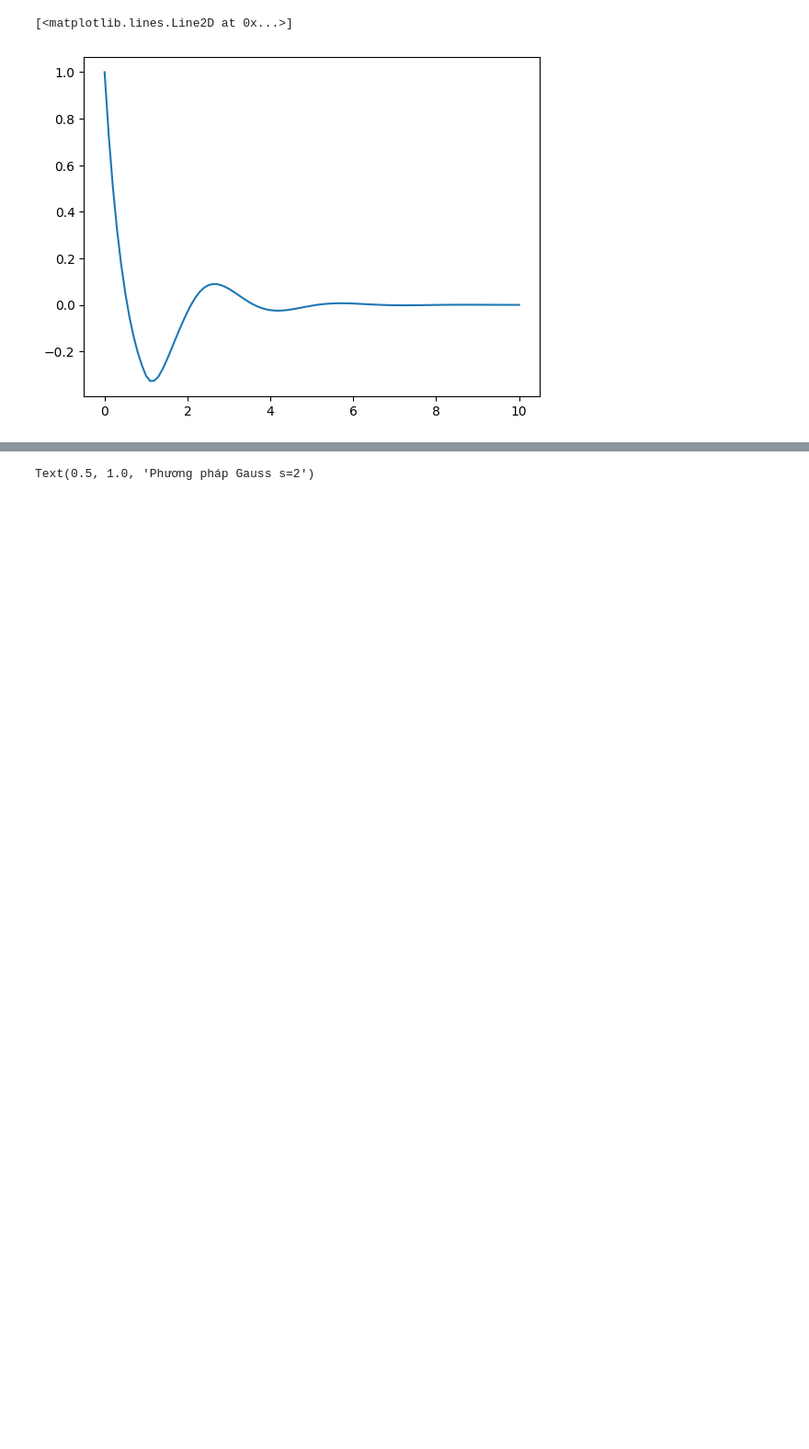
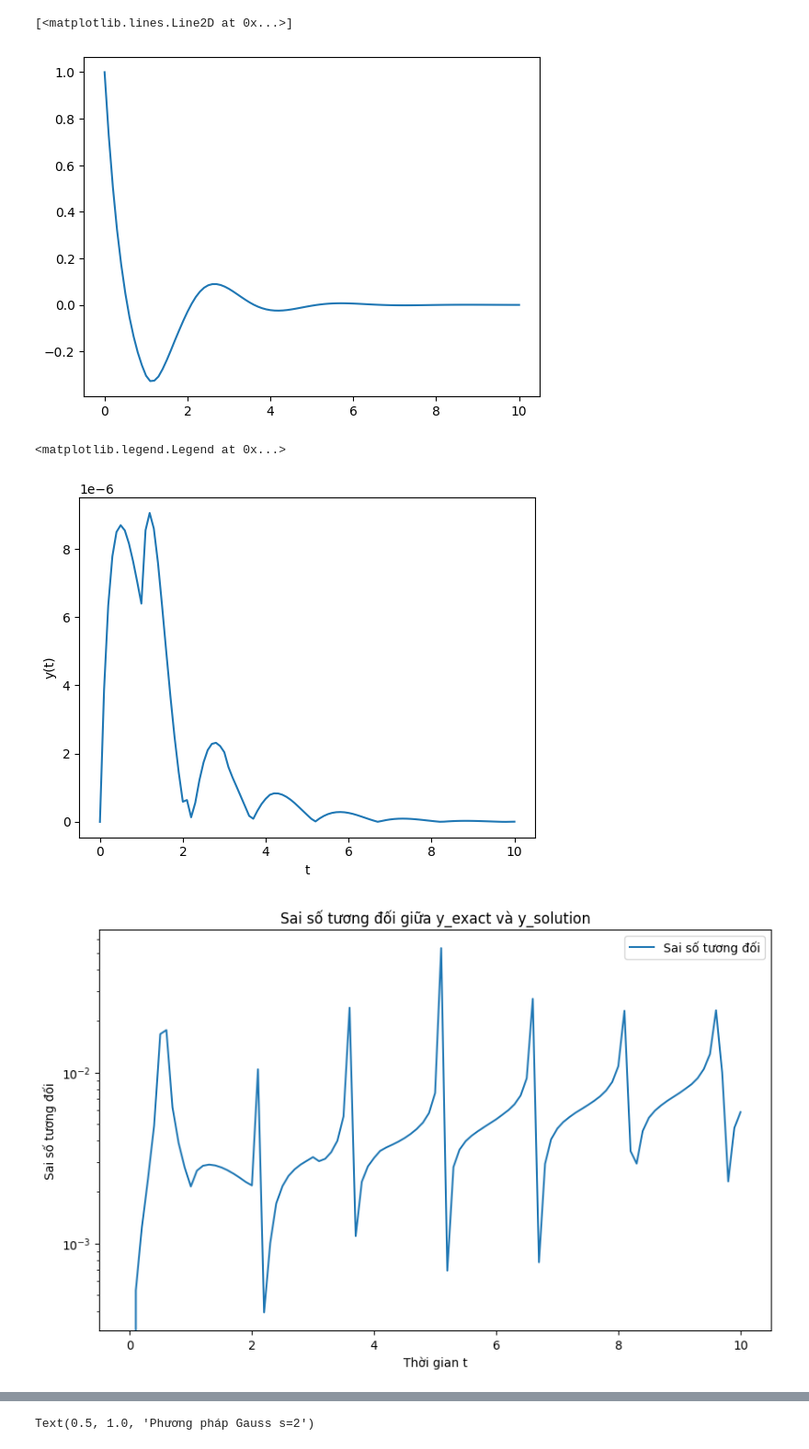
Before and after one commit to baotn0708/Numerical_method_for_DDE, a Jupyter notebook: sudung.ipynb, the cells around one changed output, grey strips where cells are left out. Shown: that part at 92% size. Cells and saved outputs as stored; diff of their text form; code cells hidden in the pictures; blank space fills up the shorter version.

```diff
--- a/sudung.ipynb
+++ b/sudung.ipynb
@@ -117,6 +117,27 @@ plt.plot(t_grid, y_grid, label="EPMM(2,4)")
 # %% [output]
 [<matplotlib.lines.Line2D at 0x...>]
 [figure]
+# %%
+#đọc file y_exact.txt, trong file này có 1 cột là cột y
+y_exact = np.loadtxt('y_exact01.txt')
+errors = np.abs(y_values_01 - y_exact)
+plt.plot(ts, errors, label="Sai số")
+plt.xlabel('t')
+plt.ylabel('y(t)')
+
+#tính sai số tương đối
+relative_error = np.abs((y_exact - y_values_01) / y_exact)*100
+plt.figure(figsize=(10, 6))
+plt.plot(ts, relative_error, linestyle='-', label='Sai số tương đối')
+plt.xlabel('Thời gian t')
+plt.yscale('log')
+plt.ylabel('Sai số tương đối')
+plt.title('Sai số tương đối giữa y_exact và y_solution')
+plt.legend()
+# %% [output]
+<matplotlib.legend.Legend at 0x...>
+[figure, added]
+[figure, added]
 # %%
 import pandas as pd
 import numpy as np
```
Also changed, not shown: parts of 4 cells of this notebook, 3 other files.
